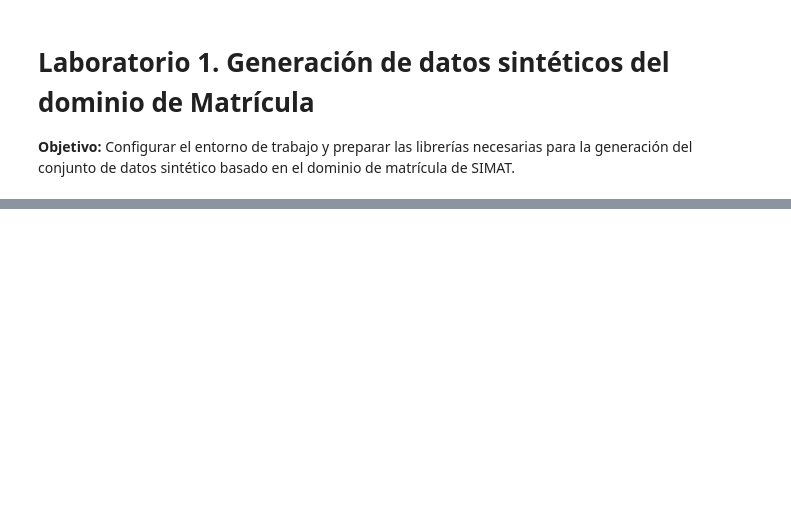
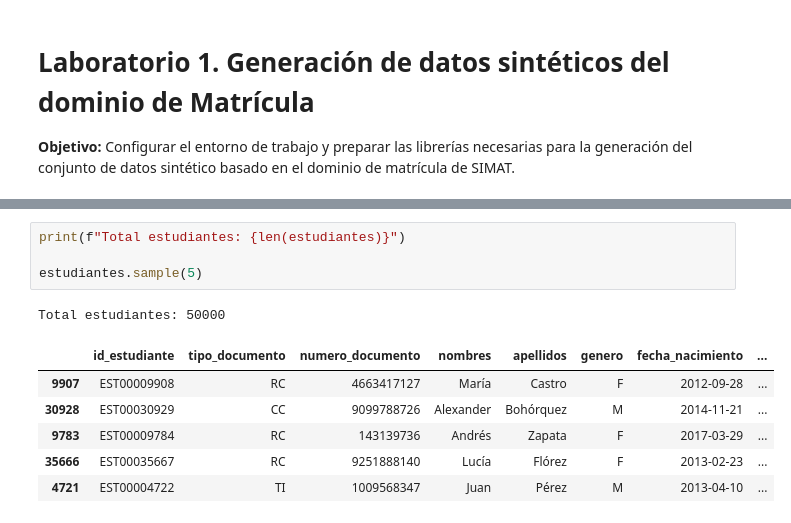
Before and after one commit to AlejoRochaC/TFM-Gobierno-Datos-SIMAT, a Jupyter notebook: notebooks/lab01_generacion_datos.ipynb, the cells around one changed output, grey strips where cells are left out. Cells and saved outputs as stored; diff of their text form; blank space fills up the shorter version.

```diff
--- a/notebooks/lab01_generacion_datos.ipynb
+++ b/notebooks/lab01_generacion_datos.ipynb
@@ -54,0 +128,12 @@ ModuleNotFoundError: No module named 'src'
+# %%
+print(f"Total estudiantes: {len(estudiantes)}")
+
+estudiantes.sample(5)
+# %% [output]
+Total estudiantes: 50000
+|  | id_estudiante | tipo_documento | numero_documento | nombres | apellidos | genero | fecha_nacimiento | ... |
+| 9907 | EST00009908 | RC | 4663417127 | María | Castro | F | 2012-09-28 | ... |
+| 30928 | EST00030929 | CC | 9099788726 | Alexander | Bohórquez | M | 2014-11-21 | ... |
+| 9783 | EST00009784 | RC | 143139736 | Andrés | Zapata | F | 2017-03-29 | ... |
+| 35666 | EST00035667 | RC | 9251888140 | Lucía | Flórez | F | 2013-02-23 | ... |
+| 4721 | EST00004722 | TI | 1009568347 | Juan | Pérez | M | 2013-04-10 | ... |
```
Also changed, not shown: parts of 16 cells of this notebook, 3 other files.
